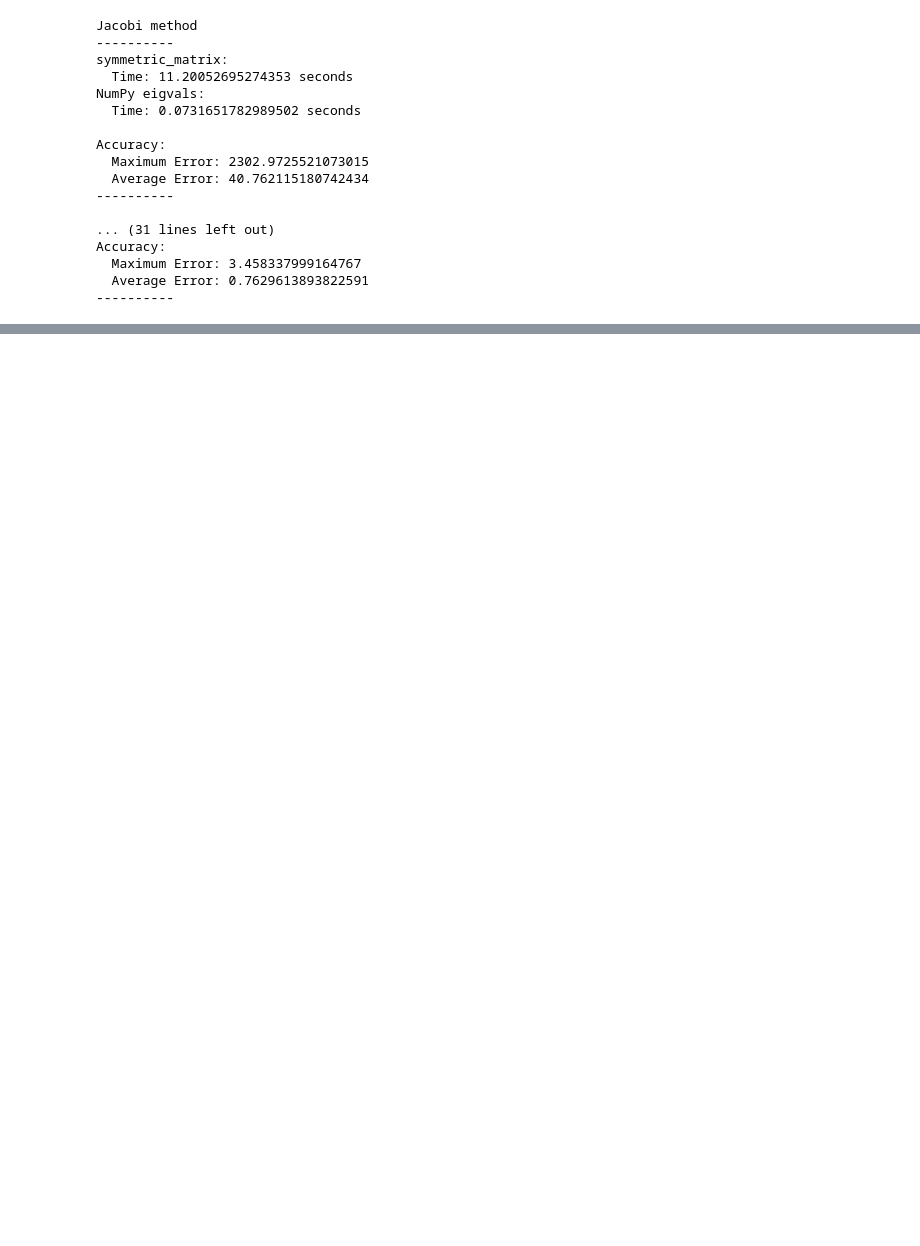
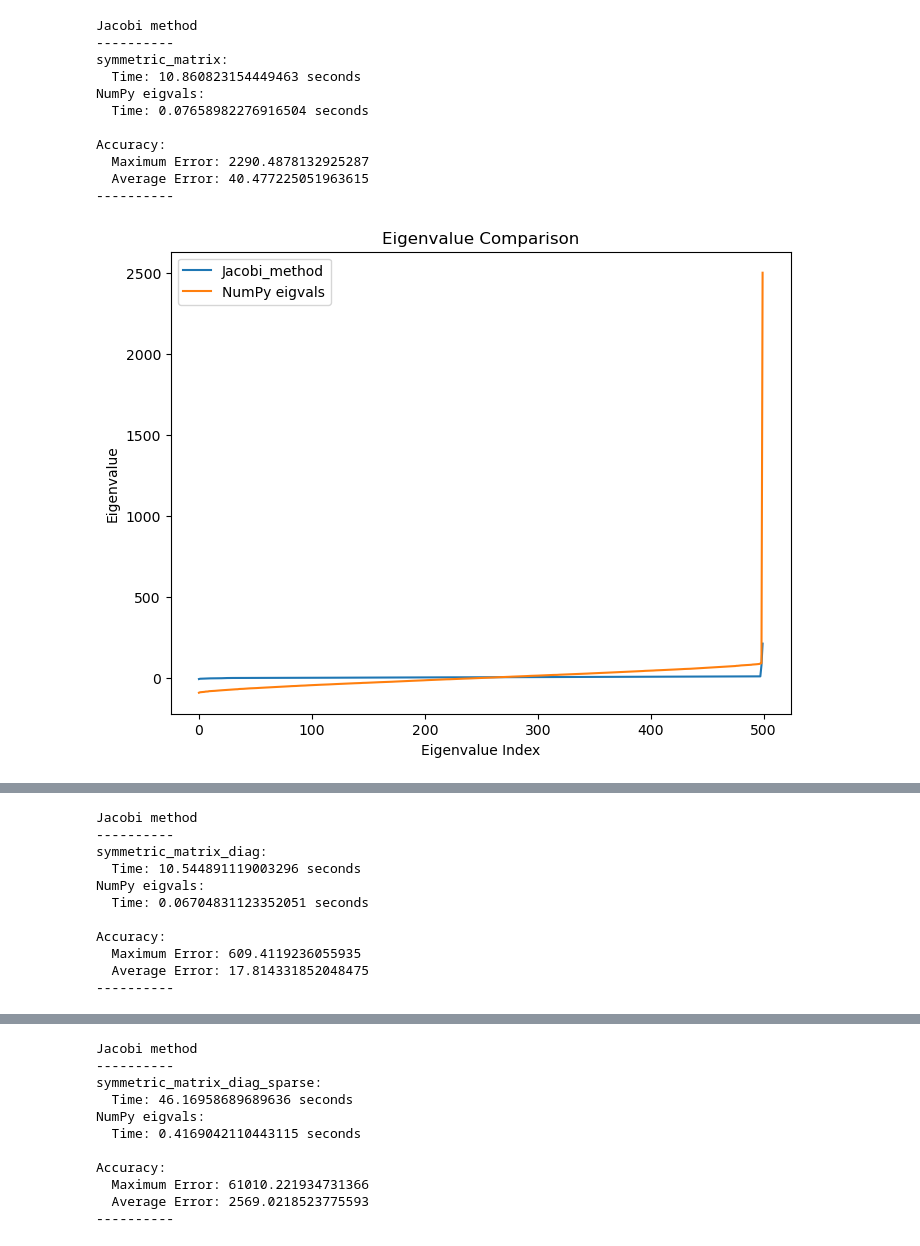
Before and after one commit to alice3e/spbu-fundamentals-of-algorithms, a Jupyter notebook: practicum_7/homework/advanced/eigenvalue_search_algorithms_testing.ipynb, the cells around one changed output, grey strips where cells are left out. Cells and saved outputs as stored; diff of their text form; code cells hidden in the pictures; blank space fills up the shorter version.

```diff
--- a/practicum_7/homework/advanced/eigenvalue_search_algorithms_testing.ipynb
+++ b/practicum_7/homework/advanced/eigenvalue_search_algorithms_testing.ipynb
@@ -340,21 +343,16 @@ def get_all_eigenvalues(A, tol=1e-6, max_iter=500):
 # ----------
 # %%
-test_all(matrix_dict=matrix_dict,my_function=get_all_eigenvalues,show_plots=False,skip_matrices_id = [1,2,5], function_name="Jacobi_method")
+test_all(matrix_dict=matrix_dict,my_function=get_all_eigenvalues,show_plots=True,skip_matrices_id = [1,2,5], function_name="Jacobi_method")
 # %% [output]
 Jacobi method
 ----------
 symmetric_matrix:
-  Time: 11.20052695274353 seconds
+  Time: 10.860823154449463 seconds
 NumPy eigvals:
-  Time: 0.0731651782989502 seconds
+  Time: 0.07658982276916504 seconds
 
 Accuracy:
-  Maximum Error: 2302.9725521073015
-  Average Error: 40.762115180742434
+  Maximum Error: 2290.4878132925287
+  Average Error: 40.477225051963615
 ----------
-
-... (31 lines left out)
-Accuracy:
-  Maximum Error: 3.458337999164767
-  Average Error: 0.7629613893822591
-----------
+[figure, added]
@@ -360,0 +361,11 @@ Accuracy:
+Jacobi method
+----------
+symmetric_matrix_diag:
+  Time: 10.544891119003296 seconds
+NumPy eigvals:
+  Time: 0.06704831123352051 seconds
+
+Accuracy:
+  Maximum Error: 609.4119236055935
+  Average Error: 17.814331852048475
+----------
@@ -360,0 +375,11 @@ Accuracy:
+Jacobi method
+----------
+symmetric_matrix_diag_sparse:
+  Time: 46.16958689689636 seconds
+NumPy eigvals:
+  Time: 0.4169042110443115 seconds
+
+Accuracy:
+  Maximum Error: 61010.221934731366
+  Average Error: 2569.0218523775593
+----------
```
Also changed, not shown: parts of 4 cells of this notebook.
